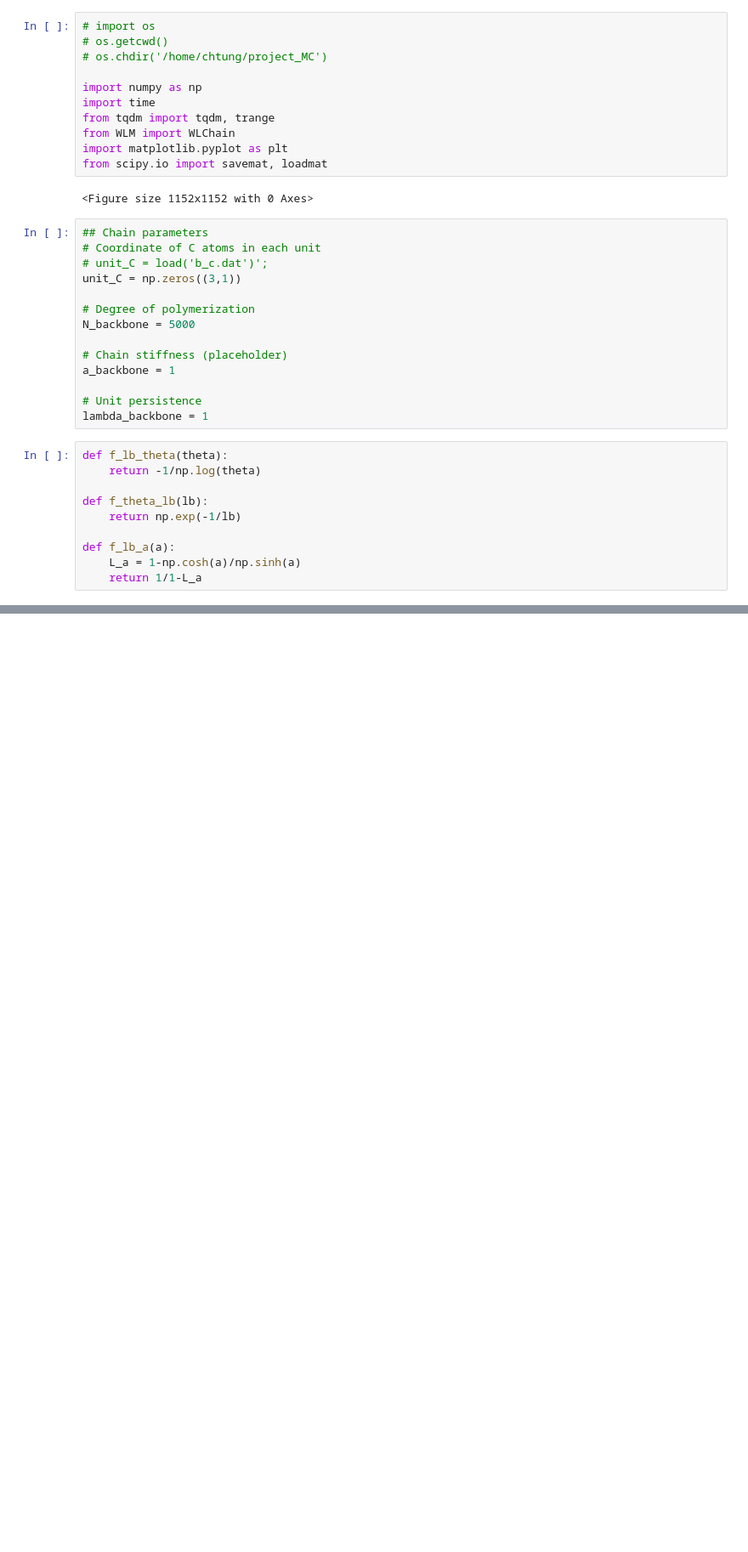
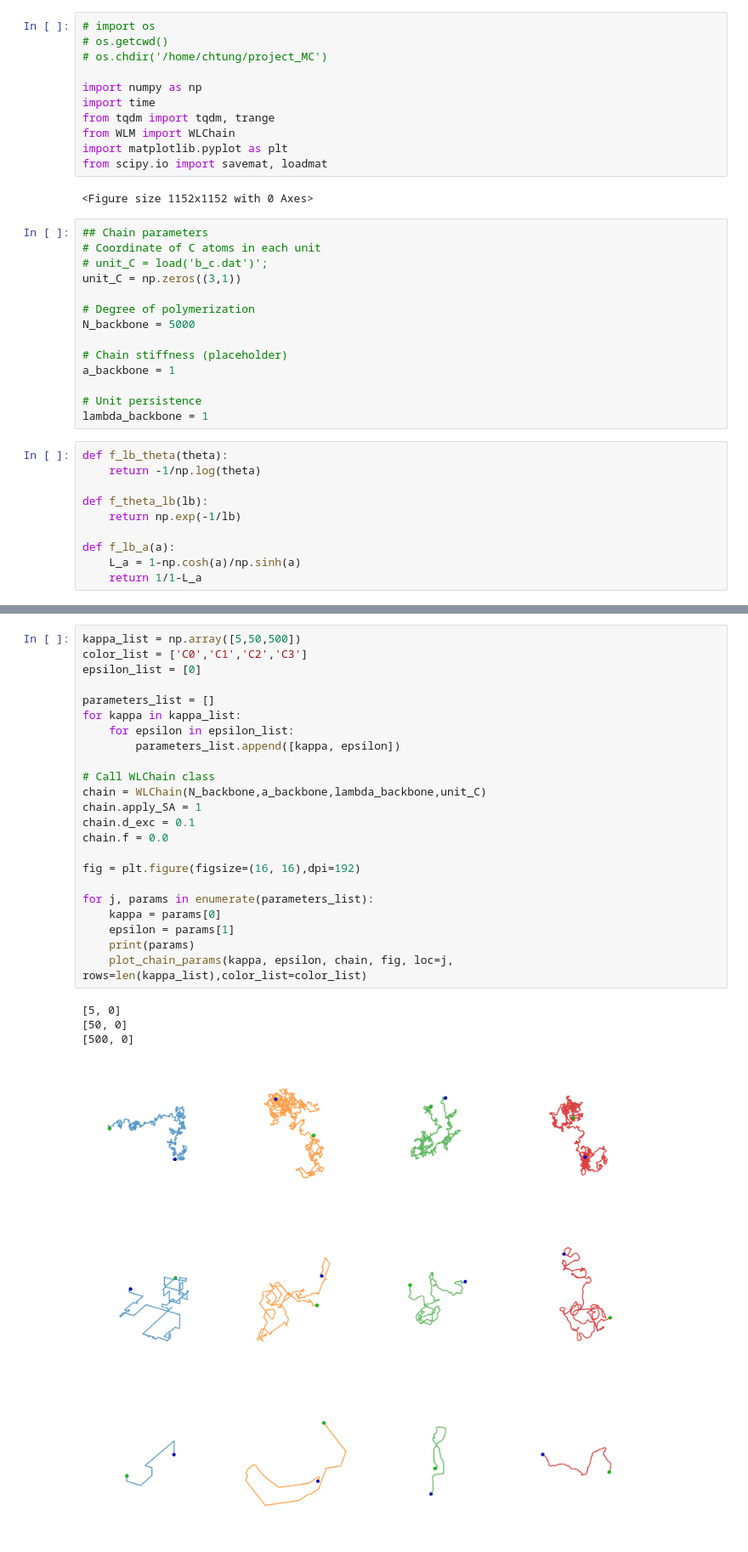
Before and after one commit to ch-tung/Catalan_MC, a Jupyter notebook: plot_real_space.ipynb, the cells around one changed output, grey strips where cells are left out. Shown at 85% size. Saved outputs shown, nothing was run; the diff lists cells and outputs as text; blank space fills up the shorter version.

```diff
--- a/plot_real_space.ipynb
+++ b/plot_real_space.ipynb
@@ -114,4 +115,32 @@ def plot_chain_params(kappa, epsilon, chain, fig, loc, rows):
     plt.tight_layout()
+# %%
+kappa_list = np.array([5,50,500])
+color_list = ['C0','C1','C2','C3']
+epsilon_list = [0]
+
+parameters_list = []
+for kappa in kappa_list:
+    for epsilon in epsilon_list:
+        parameters_list.append([kappa, epsilon])
+
+# Call WLChain class
+chain = WLChain(N_backbone,a_backbone,lambda_backbone,unit_C)
+chain.apply_SA = 1
+chain.d_exc = 0.1
+chain.f = 0.0
+
+fig = plt.figure(figsize=(16, 16),dpi=192)
+
+for j, params in enumerate(parameters_list):
+    kappa = params[0]
+    epsilon = params[1]
+    print(params)
+    plot_chain_params(kappa, epsilon, chain, fig, loc=j, rows=len(kappa_list),color_list=color_list)
+# %% [output]
+[5, 0]
+[50, 0]
+[500, 0]
+[figure, added]
 # %%
 kappa_list = np.array([5,50,500])
 epsilon_list = [0]
```
Also changed, not shown: parts of 3 cells of this notebook, 7 other files.
